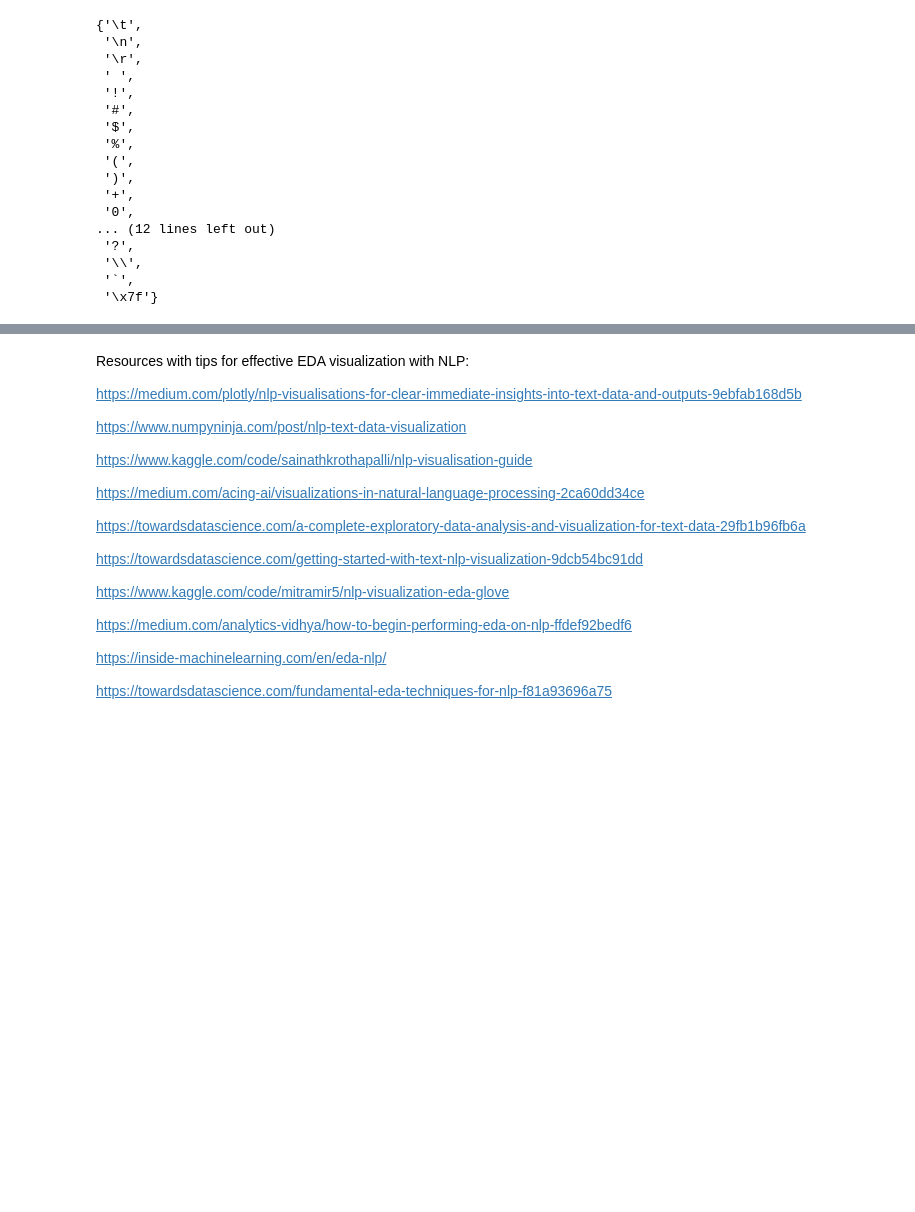
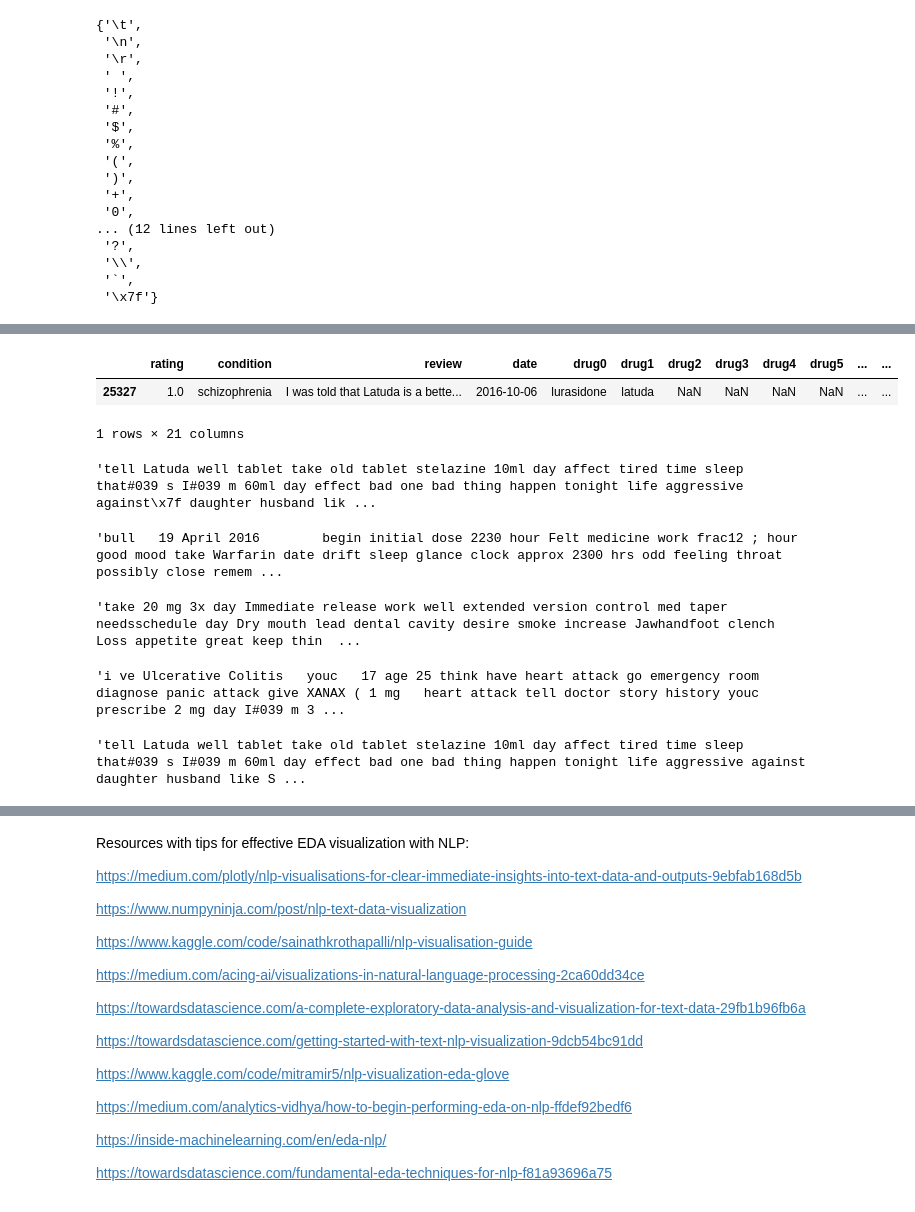
Before and after one commit to fractaldatalearning/psychedelic_efficacy, a Jupyter notebook: notebooks/4-kl-studies-nlp-eda.ipynb, the cells around one changed output, grey strips where cells are left out. Drawn from its saved outputs; the diff is of its cells as text; code cells hidden in the pictures; blank space fills up the shorter version.

Commit message:
removed the most useless characters that escaped initial stripping

```diff
--- a/notebooks/4-kl-studies-nlp-eda.ipynb
+++ b/notebooks/4-kl-studies-nlp-eda.ipynb
@@ -115,3 +135,33 @@ df[df.stops_removed.str.find('\t')!=-1].head(1)
+# %%
+df[df.stops_removed.str.find('\x7f')!=-1].head(1)
+# %% [output]
+|  | rating | condition | review | date | drug0 | drug1 | drug2 | drug3 | drug4 | drug5 | ... | ... |
+| 25327 | 1.0 | schizophrenia | I was told that Latuda is a bette... | 2016-10-06 | lurasidone | latuda | NaN | NaN | NaN | NaN | ... | ... |
+1 rows × 21 columns
+# %%
+df.stops_removed[25327]
+# %% [output]
+'tell Latuda well tablet take old tablet stelazine 10ml day affect tired time sleep that#039 s I#039 m 60ml day effect bad one bad thing happen tonight life aggressive against\x7f daughter husband lik ...
 # %%
-Remove unwanted symbols.
-df['stripped'] = df['stops_removed'].replace(replacements,regex=True)
+# Remove these tokens wherever they are.
+# Because the \ is used as a regex escape symbol, use for loop with regular replace function.
+
+df['stripped'] = df.stops_removed
+for symbol in replacements:
+    df['stripped'] = df.stripped.str.replace(symbol, ' ', regex=False)
+
+df.stripped[1600]
+# %% [output]
+'bull   19 April 2016        begin initial dose 2230 hour Felt medicine work frac12 ; hour good mood take Warfarin date drift sleep glance clock approx 2300 hrs odd feeling throat possibly close remem ...
+# %%
+df.stripped[85]
+# %% [output]
+'take 20 mg 3x day Immediate release work well extended version control med taper needsschedule day Dry mouth lead dental cavity desire smoke increase Jawhandfoot clench Loss appetite great keep thin  ...
+# %%
+df.stripped[2535]
+# %% [output]
+'i ve Ulcerative Colitis   youc   17 age 25 think have heart attack go emergency room diagnose panic attack give XANAX ( 1 mg   heart attack tell doctor story history youc prescribe 2 mg day I#039 m 3 ...
+# %%
+df.stripped[25327]
+# %% [output]
+'tell Latuda well tablet take old tablet stelazine 10ml day affect tired time sleep that#039 s I#039 m 60ml day effect bad one bad thing happen tonight life aggressive against  daughter husband like S ...
```
Also changed, not shown: parts of 5 cells of this notebook, 1 other file.
